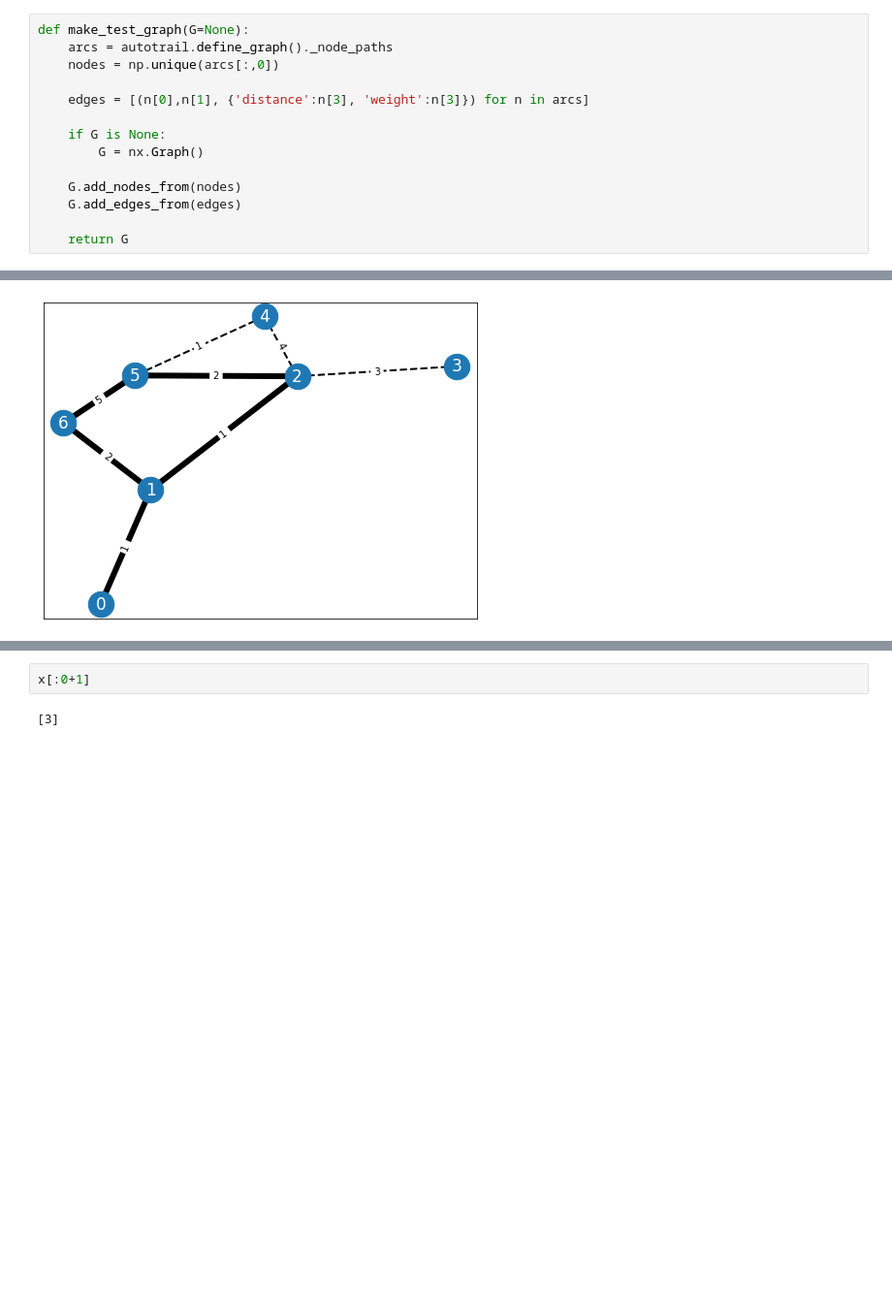
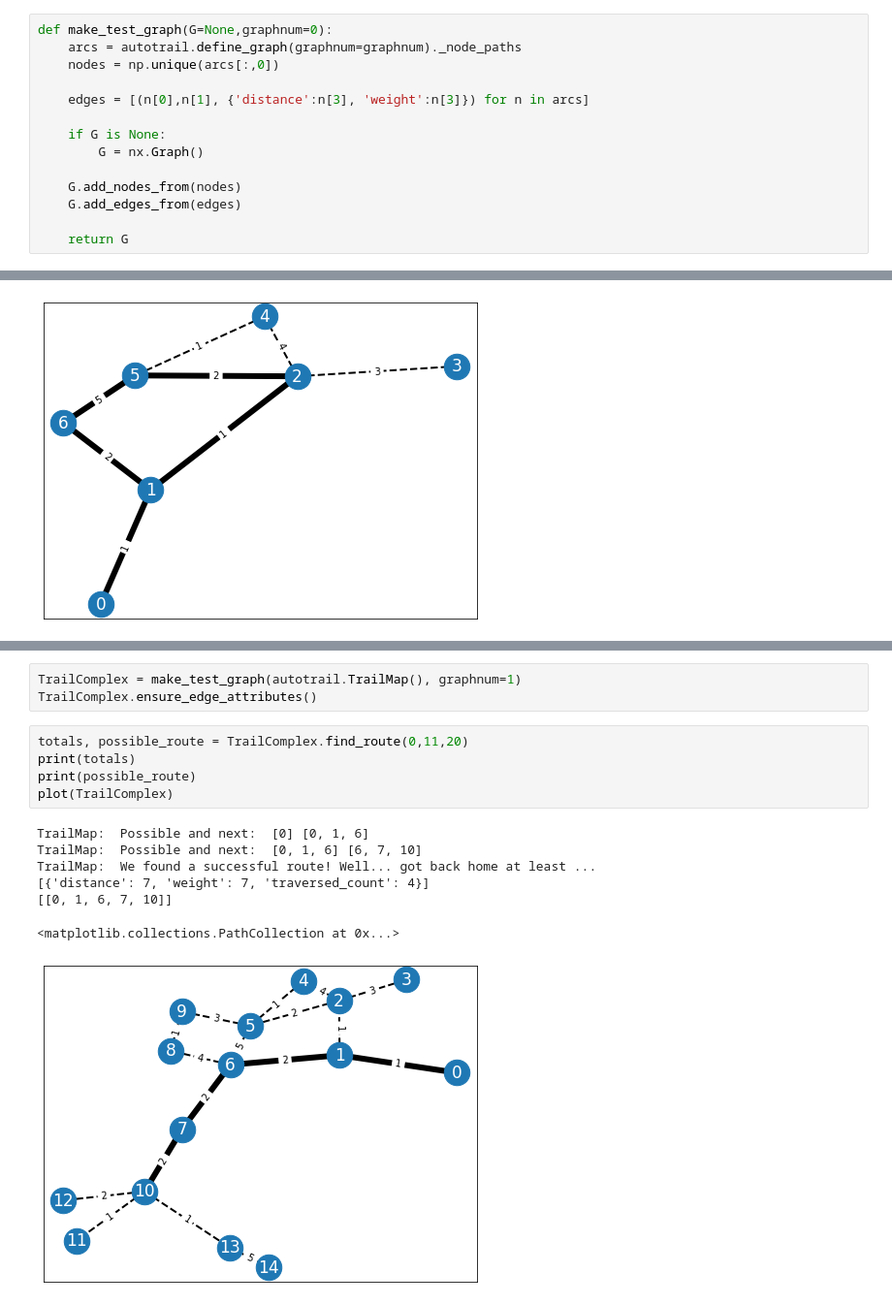
Before and after one commit to aemerick/planit, a Jupyter notebook: autotrail/networkx_testing.ipynb, the cells around one changed output, grey strips where cells are left out. Shown at 97% size. Saved outputs shown, nothing was run; the diff lists cells and outputs as text; blank space fills up the shorter version.

Commit message:
updates to graph and new complex test

```diff
--- a/autotrail/networkx_testing.ipynb
+++ b/autotrail/networkx_testing.ipynb
@@ -5,8 +5,8 @@ import matplotlib.pyplot as plt
 import networkx as nx
 import autotrail
 # %%
-def make_test_graph(G=None):
-    arcs = autotrail.define_graph()._node_paths
+def make_test_graph(G=None,graphnum=0):
+    arcs = autotrail.define_graph(graphnum=graphnum)._node_paths
     nodes = np.unique(arcs[:,0])
 
     edges = [(n[0],n[1], {'distance':n[3], 'weight':n[3]}) for n in arcs]
@@ -206,4 +204,16 @@ TrailMap:  We found a successful route! Well... got back home at least ...
-# %%
-x[:0+1]
-# %% [output]
-[3]
+# %%
+TrailComplex = make_test_graph(autotrail.TrailMap(), graphnum=1)
+TrailComplex.ensure_edge_attributes()
+# %%
+totals, possible_route = TrailComplex.find_route(0,11,20)
+print(totals)
+print(possible_route)
+plot(TrailComplex)
+# %% [output]
+TrailMap:  Possible and next:  [0] [0, 1, 6]
+TrailMap:  Possible and next:  [0, 1, 6] [6, 7, 10]
+TrailMap:  We found a successful route! Well... got back home at least ...
+[{'distance': 7, 'weight': 7, 'traversed_count': 4}]
+[[0, 1, 6, 7, 10]]
+<matplotlib.collections.PathCollection at 0x...>
+[figure, added]
```
Also changed, not shown: parts of 1 cell of this notebook.
